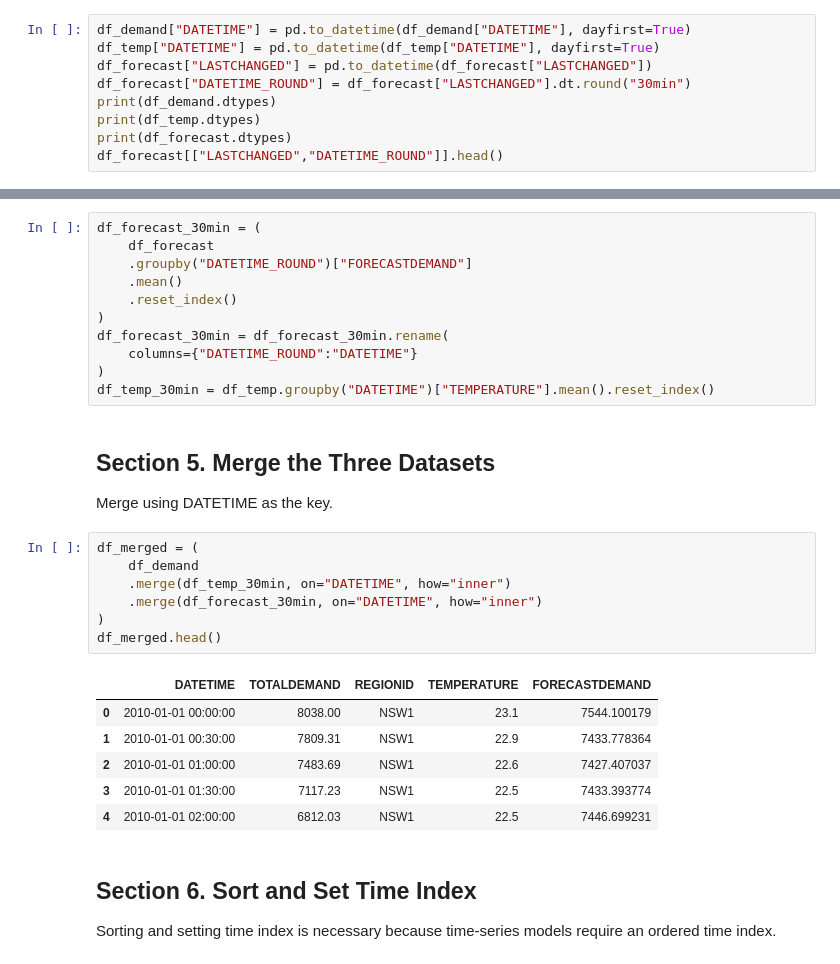
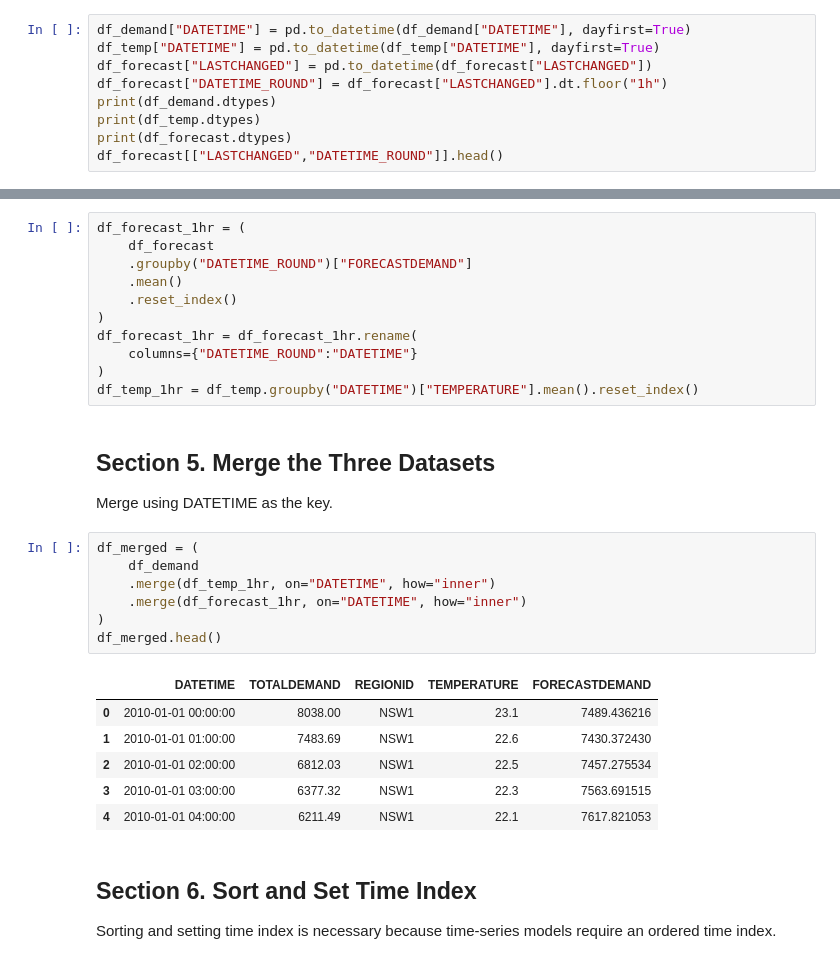
Before and after one commit to laukamkit/capstone_project_GroupA, a Jupyter notebook: src/Data_Preprocessing.ipynb, the cells around one changed output, grey strips where cells are left out. Cells and saved outputs as stored; diff of their text form.

```diff
--- a/src/Data_Preprocessing.ipynb
+++ b/src/Data_Preprocessing.ipynb
@@ -59,7 +54,7 @@ Convert "LASTCHANGED" in table df_forecast to datetime and round it so it can al
 df_demand["DATETIME"] = pd.to_datetime(df_demand["DATETIME"], dayfirst=True)
 df_temp["DATETIME"] = pd.to_datetime(df_temp["DATETIME"], dayfirst=True)
 df_forecast["LASTCHANGED"] = pd.to_datetime(df_forecast["LASTCHANGED"])
-df_forecast["DATETIME_ROUND"] = df_forecast["LASTCHANGED"].dt.round("30min")
+df_forecast["DATETIME_ROUND"] = df_forecast["LASTCHANGED"].dt.floor("1h")
 print(df_demand.dtypes)
 print(df_temp.dtypes)
 print(df_forecast.dtypes)
@@ -108,16 +103,16 @@ print(df_forecast.head())
 
 There may be multiple forecast rows within the same rounded timestamp, so aggregate them using mean.
 # %%
-df_forecast_30min = (
+df_forecast_1hr = (
     df_forecast
     .groupby("DATETIME_ROUND")["FORECASTDEMAND"]
     .mean()
     .reset_index()
 )
-df_forecast_30min = df_forecast_30min.rename(
+df_forecast_1hr = df_forecast_1hr.rename(
     columns={"DATETIME_ROUND":"DATETIME"}
 )
-df_temp_30min = df_temp.groupby("DATETIME")["TEMPERATURE"].mean().reset_index()
+df_temp_1hr = df_temp.groupby("DATETIME")["TEMPERATURE"].mean().reset_index()
 # %% [markdown]
 ## Section 5. Merge the Three Datasets
 
@@ -125,17 +120,17 @@ Merge using DATETIME as the key.
 # %%
 df_merged = (
     df_demand
-    .merge(df_temp_30min, on="DATETIME", how="inner")
-    .merge(df_forecast_30min, on="DATETIME", how="inner")
+    .merge(df_temp_1hr, on="DATETIME", how="inner")
+    .merge(df_forecast_1hr, on="DATETIME", how="inner")
 )
 df_merged.head()
 # %% [output]
 |  | DATETIME | TOTALDEMAND | REGIONID | TEMPERATURE | FORECASTDEMAND |
-| 0 | 2010-01-01 00:00:00 | 8038.00 | NSW1 | 23.1 | 7544.100179 |
-| 1 | 2010-01-01 00:30:00 | 7809.31 | NSW1 | 22.9 | 7433.778364 |
-| 2 | 2010-01-01 01:00:00 | 7483.69 | NSW1 | 22.6 | 7427.407037 |
-| 3 | 2010-01-01 01:30:00 | 7117.23 | NSW1 | 22.5 | 7433.393774 |
-| 4 | 2010-01-01 02:00:00 | 6812.03 | NSW1 | 22.5 | 7446.699231 |
+| 0 | 2010-01-01 00:00:00 | 8038.00 | NSW1 | 23.1 | 7489.436216 |
+| 1 | 2010-01-01 01:00:00 | 7483.69 | NSW1 | 22.6 | 7430.372430 |
+| 2 | 2010-01-01 02:00:00 | 6812.03 | NSW1 | 22.5 | 7457.275534 |
+| 3 | 2010-01-01 03:00:00 | 6377.32 | NSW1 | 22.3 | 7563.691515 |
+| 4 | 2010-01-01 04:00:00 | 6211.49 | NSW1 | 22.1 | 7617.821053 |
 # %% [markdown]
 ## Section 6. Sort and Set Time Index
 
```
Also changed, not shown: parts of 11 cells of this notebook.
